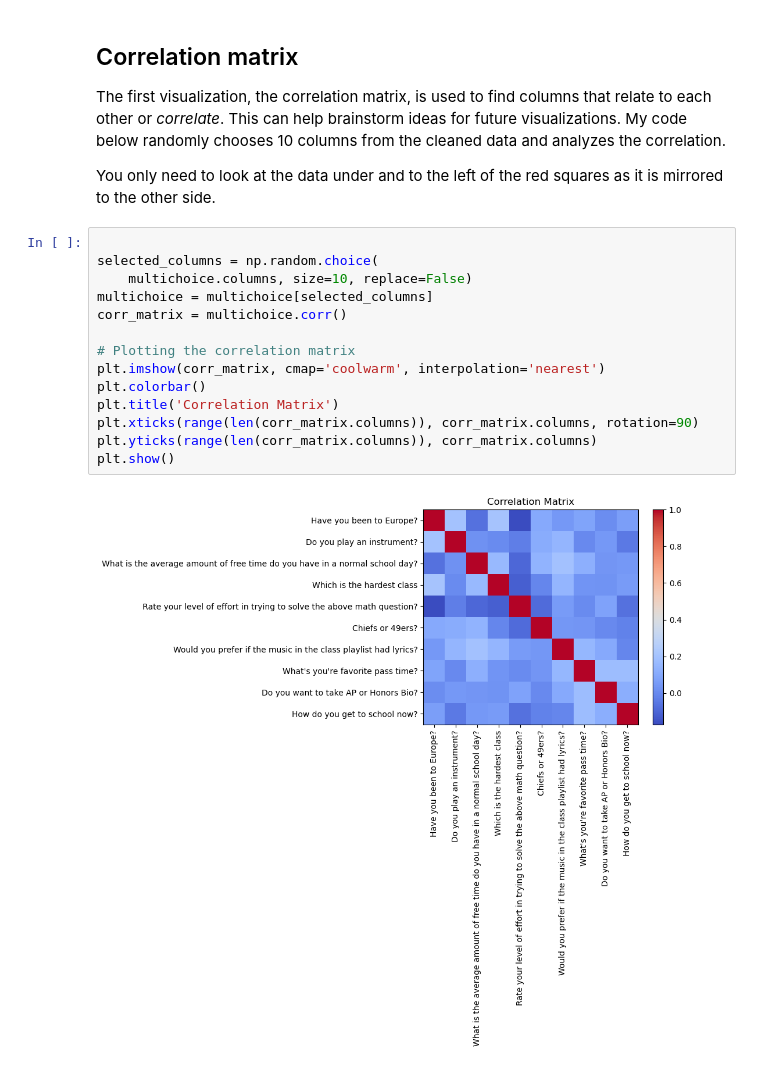
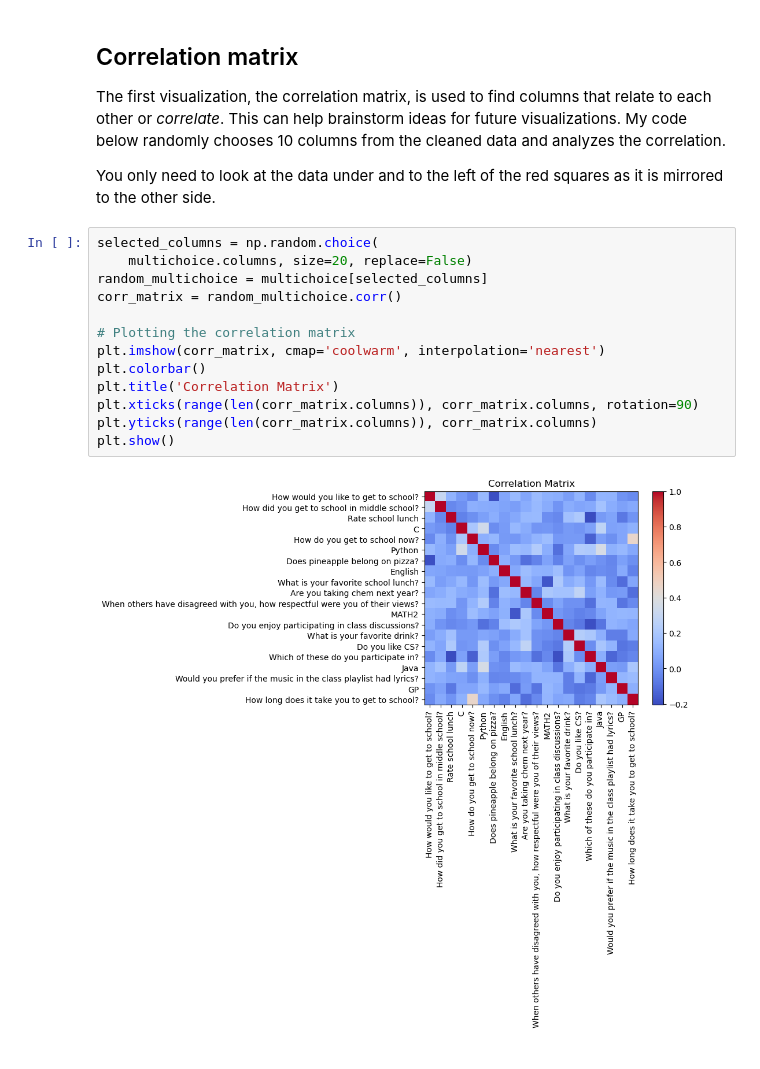
Before and after one commit to cparthiv/ninth-grade-data, a Jupyter notebook: analysis.ipynb, the cells around one changed output. Cells and saved outputs as stored; diff of their text form.

Commit message:
change correlation size to 20 instead of 10

```diff
--- a/analysis.ipynb
+++ b/analysis.ipynb
@@ -19,18 +19,17 @@ The first visualization, the correlation matrix, is used to find columns that re
 
 You only need to look at the data under and to the left of the red squares as it is mirrored to the other side.
 # %%
-
 selected_columns = np.random.choice(
-    multichoice.columns, size=10, replace=False)
-multichoice = multichoice[selected_columns]
-corr_matrix = multichoice.corr()
+    multichoice.columns, size=20, replace=False)
+random_multichoice = multichoice[selected_columns]
+corr_matrix = random_multichoice.corr()
 
 # Plotting the correlation matrix
 plt.imshow(corr_matrix, cmap='coolwarm', interpolation='nearest')
 plt.colorbar()
 plt.title('Correlation Matrix')
 plt.xticks(range(len(corr_matrix.columns)), corr_matrix.columns, rotation=90)
 plt.yticks(range(len(corr_matrix.columns)), corr_matrix.columns)
 plt.show()
 # %% [output]
-[figure, old version]
+[figure, new version]
```
